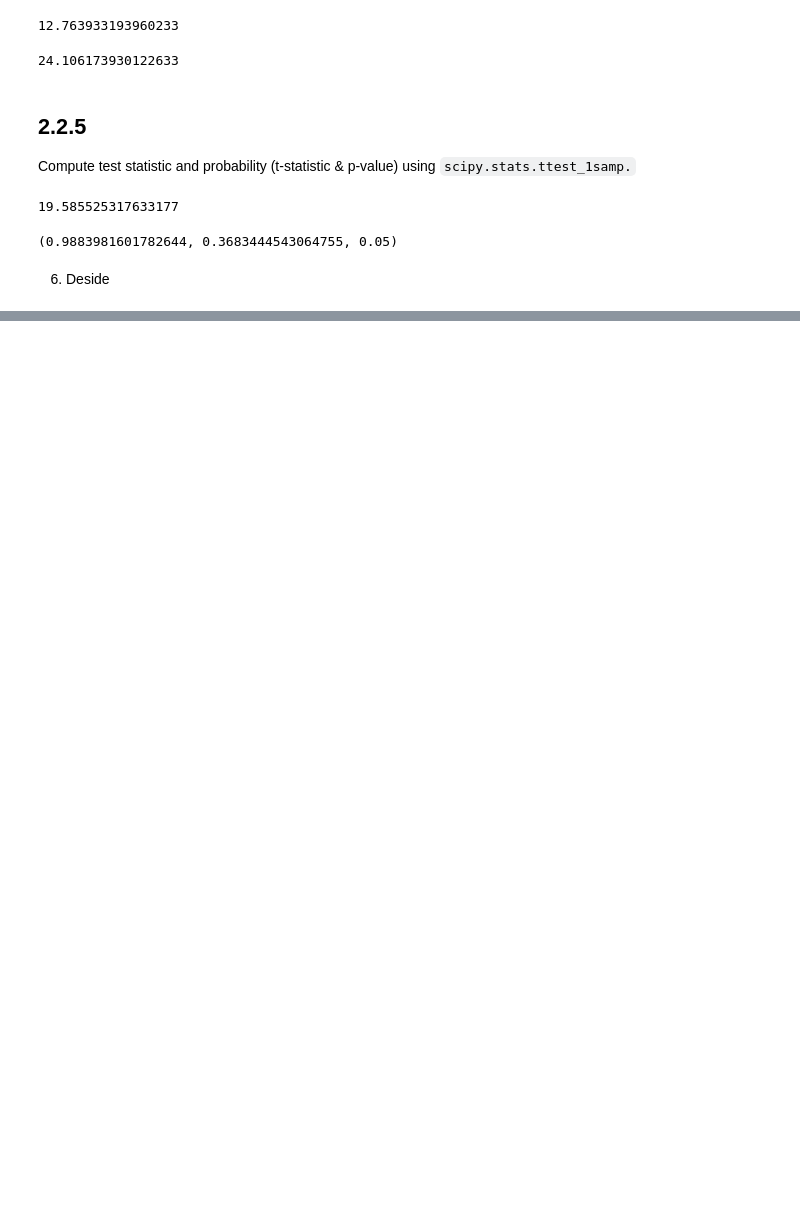
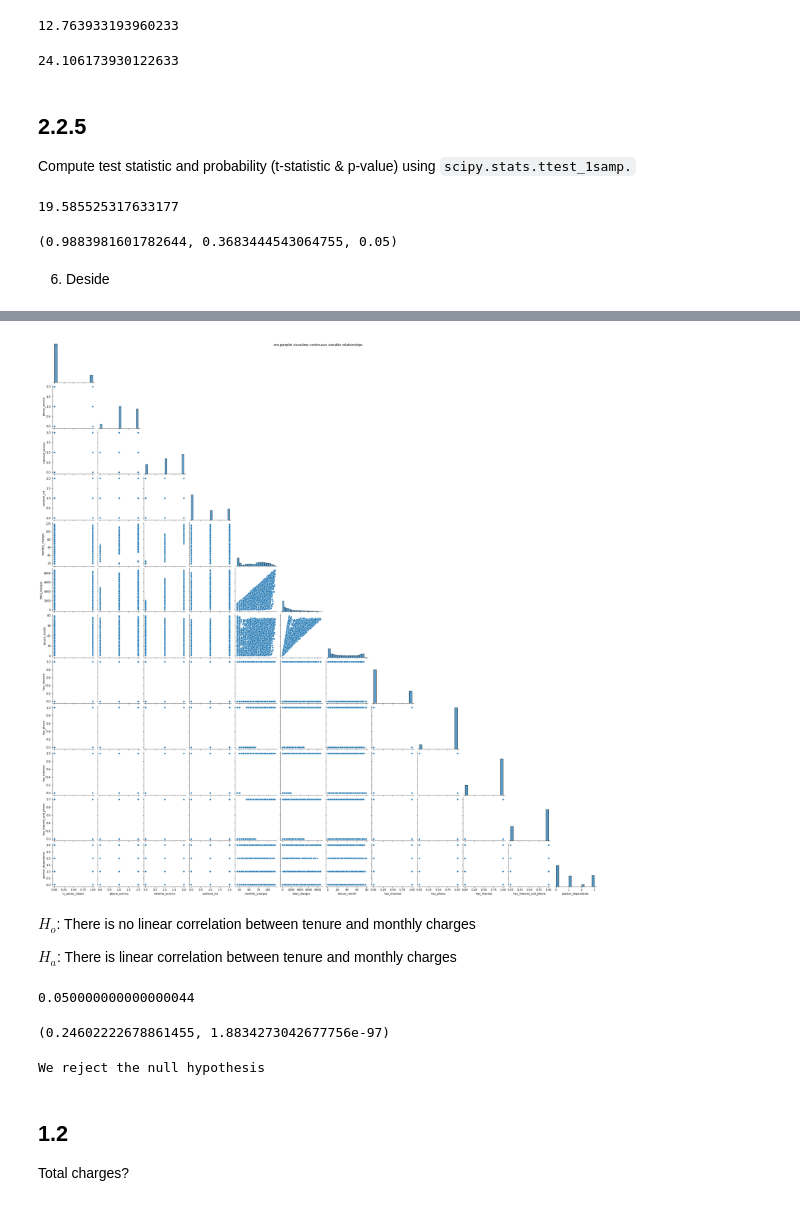
Before and after one commit to VelasquezAlejandro044/statistics-exercises, a Jupyter notebook: hypothesis_testing.ipynb, the cells around one changed output, grey strips where cells are left out. Cells and saved outputs as stored; diff of their text form; code cells hidden in the pictures; blank space fills up the shorter version.

```diff
--- a/hypothesis_testing.ipynb
+++ b/hypothesis_testing.ipynb
@@ -610,0 +372,4 @@ We fail to reject the null hypothesis
+# %%
+url = "https://gist.githubusercontent.com/ryanorsinger/3fce5a65b5fb8ab728af5192c7de857e/raw/a0422b7b73749842611742a1064e99088a47917d/clean_telco.csv"
+df = pd.read_csv(url, index_col="id")
+df.head()
@@ -610,0 +385,32 @@ We fail to reject the null hypothesis
+# %%
+sns.pairplot(df, corner=True)
+plt.suptitle("sns.pairplot visualizes continuous variable relationships")
+plt.show()
+# %% [output]
+[figure, added]
+# %% [markdown]
+$H_o$: There is no linear correlation between tenure and monthly charges
+
+$H_a$: There is linear correlation between tenure and monthly charges
+# %%
+confidence_level = 0.95
+alpha = 1 - confidence_level
+alpha
+# %% [output]
+0.050000000000000044
+# %%
+corr, p = stats.pearsonr(df.tenure_month, df.monthly_charges)
+
+corr, p
+# %% [output]
+(0.24602222678861455, 1.8834273042677756e-97)
+# %%
+if p < alpha:
+    print("We reject the null hypothesis")
+else:
+    print("We fail to reject the null hypothesis")
+# %% [output]
+We reject the null hypothesis
+# %% [markdown]
+## 1.2
+Total charges?
```
Also changed, not shown: parts of 88 cells of this notebook, 1 other file.
